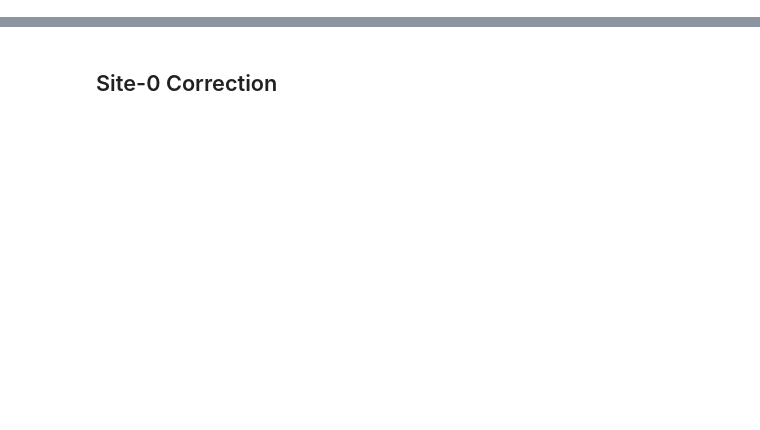
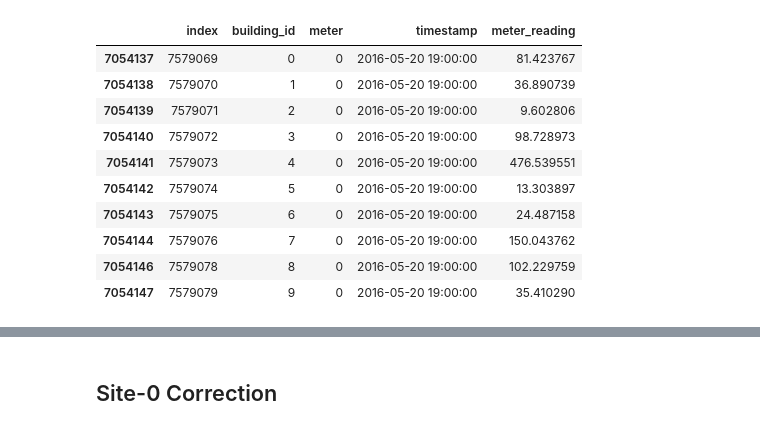
Before and after one commit to Joyfreaky/Ashrae-Energy-Prediction-III-21-22, a Jupyter notebook: LSTM_RNN_Final.ipynb, the cells around one changed output, grey strips where cells are left out. Saved outputs shown, nothing was run; the diff lists cells and outputs as text; code cells hidden in the pictures; blank space fills up the shorter version.

```diff
--- a/LSTM_RNN_Final.ipynb
+++ b/LSTM_RNN_Final.ipynb
@@ -121,0 +595,15 @@ def reduce_mem_usage(df, use_float16=False):
+# %%
+train_df[(train_df.building_id.isin(site_0_bids))
+         & (train_df.meter == 0)].head(10)
+# %% [output]
+|  | index | building_id | meter | timestamp | meter_reading |
+| 7054137 | 7579069 | 0 | 0 | 2016-05-20 19:00:00 | 81.423767 |
+| 7054138 | 7579070 | 1 | 0 | 2016-05-20 19:00:00 | 36.890739 |
+| 7054139 | 7579071 | 2 | 0 | 2016-05-20 19:00:00 | 9.602806 |
+| 7054140 | 7579072 | 3 | 0 | 2016-05-20 19:00:00 | 98.728973 |
+| 7054141 | 7579073 | 4 | 0 | 2016-05-20 19:00:00 | 476.539551 |
+| 7054142 | 7579074 | 5 | 0 | 2016-05-20 19:00:00 | 13.303897 |
+| 7054143 | 7579075 | 6 | 0 | 2016-05-20 19:00:00 | 24.487158 |
+| 7054144 | 7579076 | 7 | 0 | 2016-05-20 19:00:00 | 150.043762 |
+| 7054146 | 7579078 | 8 | 0 | 2016-05-20 19:00:00 | 102.229759 |
+| 7054147 | 7579079 | 9 | 0 | 2016-05-20 19:00:00 | 35.410290 |
```
Also changed, not shown: parts of 50 cells of this notebook, 1 other file.
